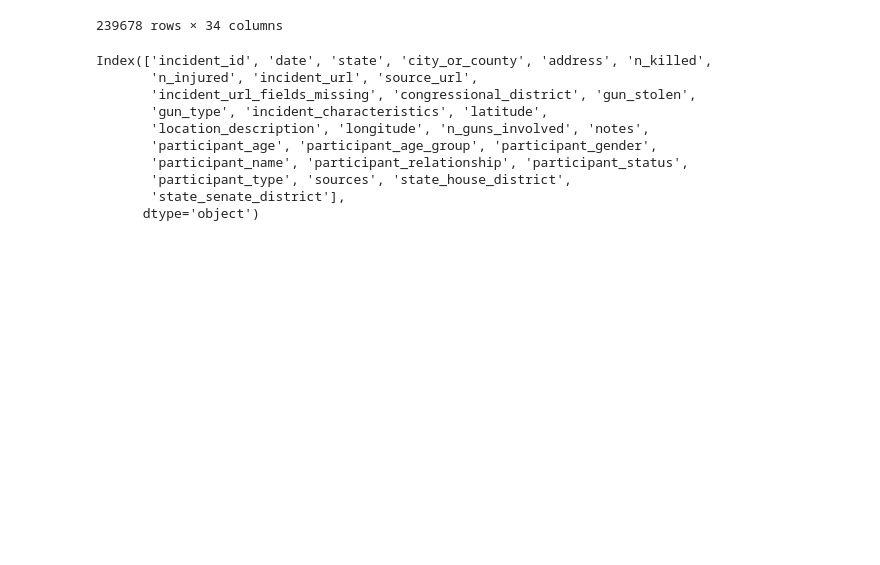
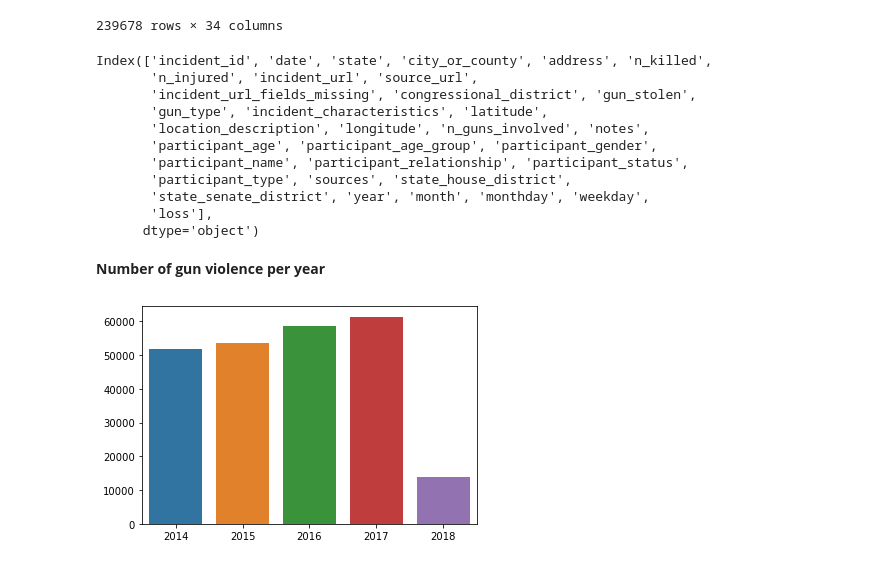
Before and after one commit to heyakshayhere/Hamoye_stage_B, a Jupyter notebook: GunViolenceData.ipynb, the cells around one changed output. Saved outputs shown, nothing was run; the diff lists cells and outputs as text; code cells hidden in the pictures; blank space fills up the shorter version.

```diff
--- a/GunViolenceData.ipynb
+++ b/GunViolenceData.ipynb
@@ -26,10 +26,10 @@ df.loc[len(df)] = missing_row
 # %%
 df['date'] = pd.to_datetime(df['date'])
 df['year'] = df['date'].dt.year
-df['month'] = df['date'].dt.month.apply(lambda x: calendar.month_abbr[x])
+df['month'] = df['date'].dt.month
 df['monthday'] = df['date'].dt.day
-df['weekday'] = df['date'].dt.day_name()
-df['violence'] = df['n_killed'] + df['n_injured']
+df['weekday'] = df['date'].dt.weekday
+df['loss'] = df['n_killed'] + df['n_injured']
 # %%
 df
 # %% [output]
@@ -57,5 +57,6 @@ Index(['incident_id', 'date', 'state', 'city_or_county', 'address', 'n_killed',
        'participant_age', 'participant_age_group', 'participant_gender',
        'participant_name', 'participant_relationship', 'participant_status',
        'participant_type', 'sources', 'state_house_district',
-       'state_senate_district'],
+       'state_senate_district', 'year', 'month', 'monthday', 'weekday',
+       'loss'],
       dtype='object')
@@ -63,0 +63,17 @@ Index(['incident_id', 'date', 'state', 'city_or_county', 'address', 'n_killed',
+# %% [markdown]
+**Number of gun violence per year**
+# %%
+# function to aggregate and return keys and values
+def create_stack_bar_data(col):
+    aggregated = df[col].value_counts()
+    x_values = aggregated.index.tolist()
+    y_values = aggregated.values.tolist()
+    return x_values, y_values
+
+x1, y1 = create_stack_bar_data('year')
+x1 = x1[:-1]
+y1 = y1[:-1]
+
+sns.barplot(x=x1, y=y1, data=df);
+# %% [output]
+[figure, added]
```
Also changed, not shown: parts of 5 cells of this notebook.
